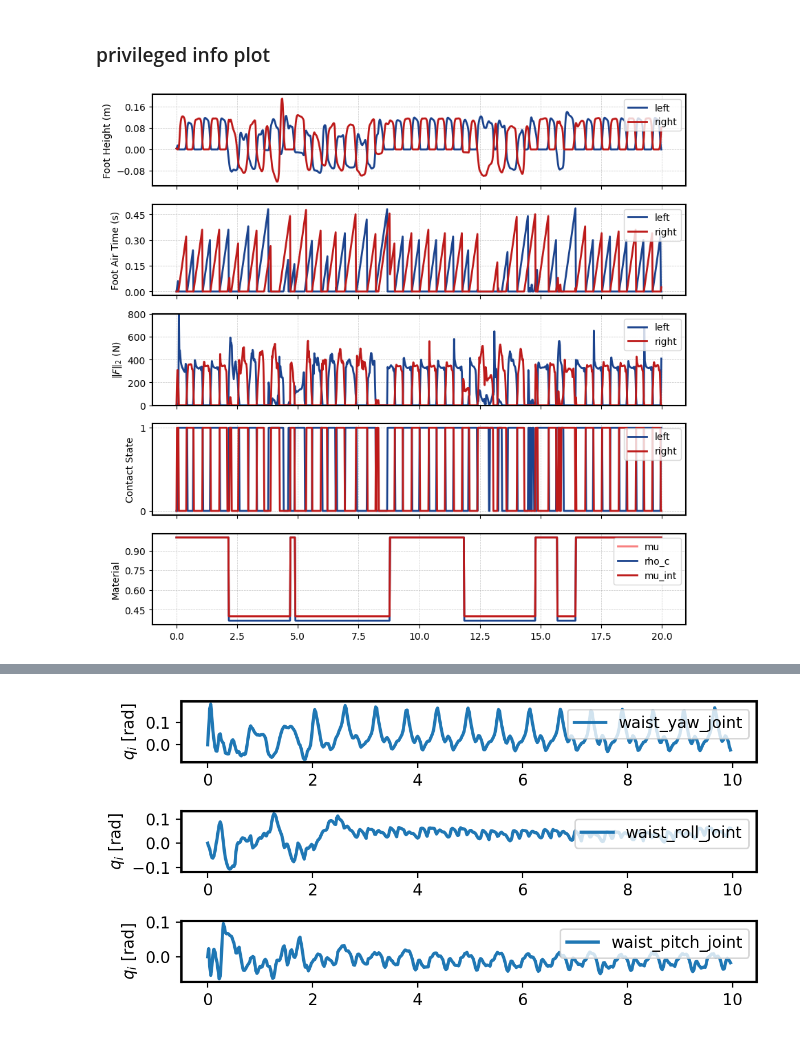
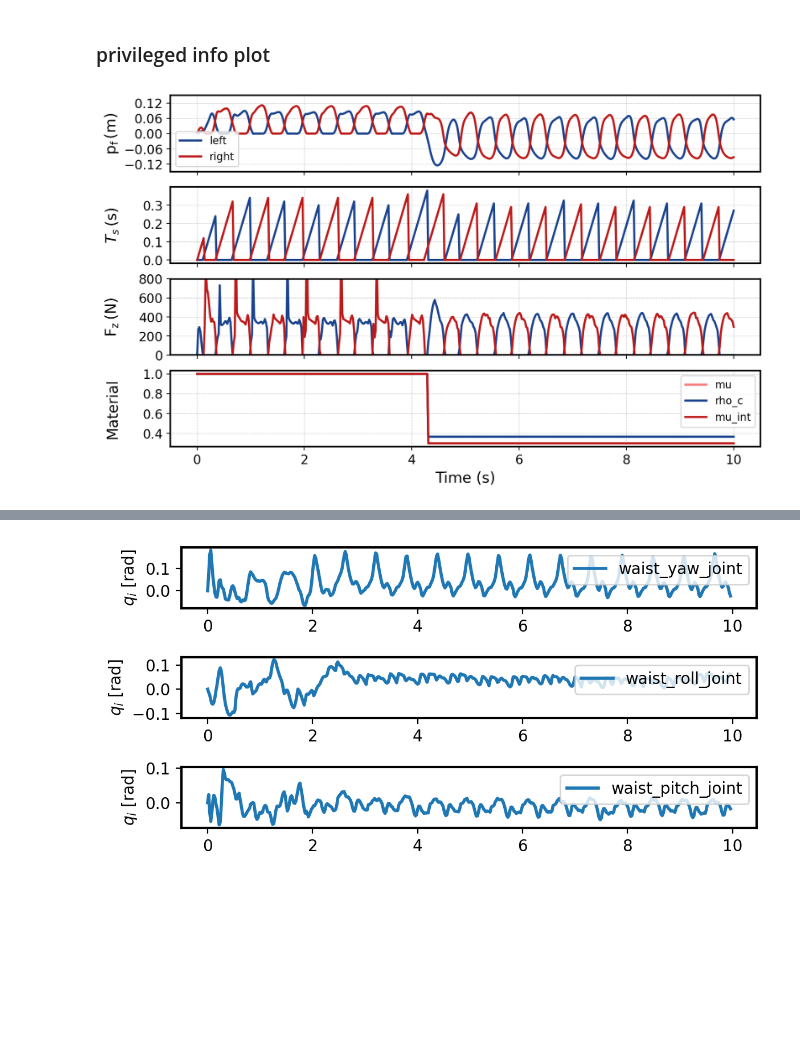
Before and after one commit to andyzong16/Isaaclab_Training, a Jupyter notebook: scripts/reinforcement_learning/rsl_rl/plot.ipynb, the cells around one changed output, grey strips where cells are left out. Cells and saved outputs as stored; diff of their text form; code cells hidden in the pictures; blank space fills up the shorter version.

```diff
--- a/scripts/reinforcement_learning/rsl_rl/plot.ipynb
+++ b/scripts/reinforcement_learning/rsl_rl/plot.ipynb
@@ -137,23 +135,27 @@ log privileged obs shape: (1, 1000, 18)
 ### privileged info plot
 # %%
 ENV_ID = 0
-t = 1/50 * np.arange(0, 1000)
-t_range = slice(0, 1000)
+policy_hz = 50
+T_terminal = 10.0
+t = np.linspace(0, T_terminal, int(10.0 * policy_hz))
+t_range = slice(0, int(10.0 * policy_hz))
 
 colors_left  = ["#1B438D", "#4A87F8"]
 colors_right = ["#BD1A1A", "#F87F7F"]
 
-fig, axs = plt.subplots(5, 1, figsize=(10, 10), sharex=True)
+fig, axs = plt.subplots(4, 1, figsize=(10, 6), sharex=True)
 
 def foot_force_norm(force_flat):
     return np.linalg.norm(force_flat.reshape(force_flat.shape[0], 2, 3), axis=-1)
 
-foot_height         = log_privileged_data["foot_height"][ENV_ID, t_range]
-contact       = log_privileged_data["contact"][ENV_ID, t_range]
+foot_height         = privileged_data["foot_height"][ENV_ID, t_range]
+contact       = privileged_data["contact"][ENV_ID, t_range]
 # force_norm    = foot_force_norm(log_privileged_data["contact_force"][ENV_ID, t_range])
-force_norm    = log_privileged_data["contact_force"][ENV_ID, t_range][:, [2, 5]]
-foot_air_time      = log_privileged_data["foot_air_time"][ENV_ID, t_range]
-material_prop = log_privileged_data["material_prop"][ENV_ID, t_range]
+contact_force    = privileged_data["contact_force"][ENV_ID, t_range][:, [2, 5]]
+contact_force = np.expm1(contact_force)
+
+foot_air_time      = privileged_data["foot_air_time"][ENV_ID, t_range]
+material_prop = privileged_data["material_prop"][ENV_ID, t_range]
 
 
 t_plot = t[t_range]
@@ -161,48 +163,56 @@ t_plot = t[t_range]
 # ── 0: foot height ───────────────────────────────────────────────────────────
 ax = axs[0]
 ax.plot(t_plot, foot_height[:, 0], label="left",  color=colors_left[0])
 ax.plot(t_plot, foot_height[:, 1], label="right", color=colors_right[0])
-ax.set_ylabel(r"Foot Height (m)")
+# ax.plot(t_plot, foot_height.mean(axis=1), label="mean", color="green",
+#         linestyle="--", linewidth=1.2)
+ax.set_ylabel(r"$\mathrm{p_f} \, \mathrm{(m)}$")
 ax.yaxis.set_major_locator(plt.MaxNLocator(5))
-ax.legend(loc="upper right")
+ax.set_ylim(-0.15, 0.15)
+ax.legend(loc="lower left", frameon=True)
 ax.grid(True, linestyle='--', linewidth=0.5, alpha=0.7)
 
 # ── 1: air time ────────────────────────────────────────────────────────
 ax = axs[1]
 ax.plot(t_plot, foot_air_time[:, 0], label="left",  color=colors_left[0])
 ax.plot(t_plot, foot_air_time[:, 1], label="right", color=colors_right[0])
-ax.set_ylabel("Foot Air Time (s)")
+ax.set_ylabel(r"$T_s \, \mathrm{(s)}$")
 ax.yaxis.set_major_locator(plt.MaxNLocator(5))
-ax.legend(loc="upper right")
+# ax.legend(loc="upper right")
 ax.grid(True, linestyle='--', linewidth=0.5, alpha=0.7)
 
 # ── 2: norm of contact force ───────────────────────────────────────────
 ax = axs[2]
-ax.plot(t_plot, force_norm[:, 0], label="left",  color=colors_left[0])
-ax.plot(t_plot, force_norm[:, 1], label="right", color=colors_right[0])
-ax.set_ylabel(r"$\|F\|_2$ (N)")
+ax.plot(t_plot, contact_force[:, 0], label="left",  color=colors_left[0])
+ax.plot(t_plot, contact_force[:, 1], label="right", color=colors_right[0])
+ax.set_ylabel(r"$\mathrm{F_z} \, \mathrm{(N)}$")
 ax.set_ylim(0, 800)
 ax.yaxis.set_major_locator(plt.MaxNLocator(5))
-ax.legend(loc="upper right")
+# ax.legend(loc="upper right")
 ax.grid(True, linestyle='--', linewidth=0.5, alpha=0.7)
 
-# ── 3: contact ─────────────────────────────────────────────────────────
-ax = axs[3]
-ax.plot(t_plot, contact[:, 0], label="left",  color=colors_left[0])
-ax.plot(t_plot, contact[:, 1], label="right", color=colors_right[0])
-ax.set_ylabel("Contact State")
-ax.set_yticks([0, 1])
-ax.legend(loc="upper right")
-ax.grid(True, linestyle='--', linewidth=0.5, alpha=0.7)
+# # ── 3: contact ─────────────────────────────────────────────────────────
+# ax = axs[3]
+# ax.plot(t_plot, contact[:, 0], label="left",  color=colors_left[0])
+# ax.plot(t_plot, contact[:, 1], label="right", color=colors_right[0])
+# ax.set_ylabel(r"$\mathrm{c_f}$")
+# ax.set_yticks([0, 1])
+# # ax.legend(loc="upper right")
+# ax.grid(True, linestyle='--', linewidth=0.5, alpha=0.7)
 
 
-ax = axs[4]
+ax = axs[3]
 ax.plot(t_plot, material_prop[:, 0], label="mu",  color=colors_right[1])
 ax.plot(t_plot, material_prop[:, 1], label="rho_c",  color=colors_left[0])
 ax.plot(t_plot, material_prop[:, 2], label="mu_int", color=colors_right[0])
 ax.set_ylabel("Material")
 ax.yaxis.set_major_locator(plt.MaxNLocator(5))
 ax.legend(loc="upper right")
 ax.grid(True, linestyle='--', linewidth=0.5, alpha=0.7)
+
+
+ax.set_xlabel("Time (s)")
+fig.align_ylabels(axs)
+plt.show()
 # %% [output]
-[figure, old version]
+[figure, new version]
```
Also changed, not shown: parts of 9 cells of this notebook, 14 other files.
